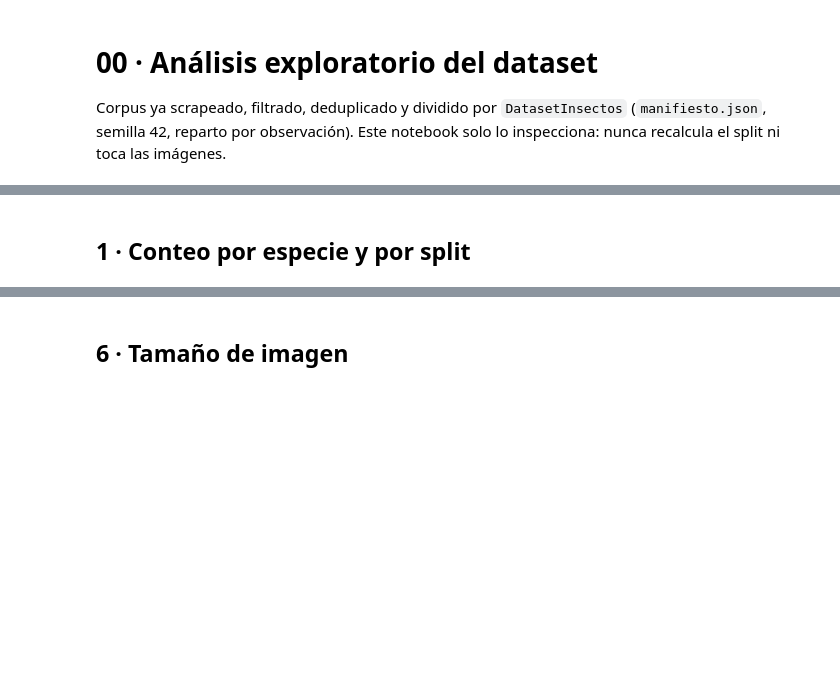
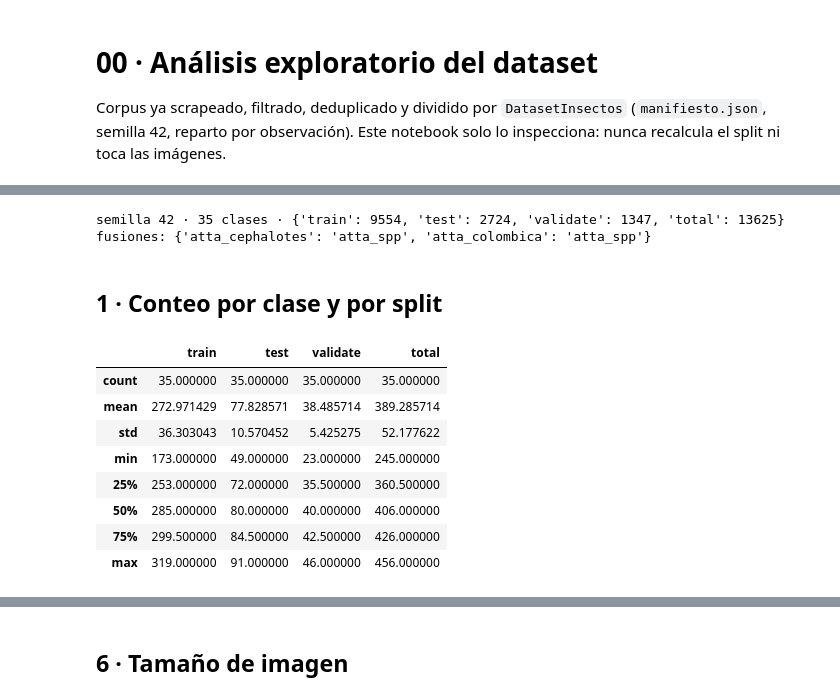
Before and after one commit to santiagoortizc/InsectModeling, a Jupyter notebook: notebooks/00_eda.ipynb, the cells around one changed output, grey strips where cells are left out. Saved outputs shown, nothing was run; the diff lists cells and outputs as text; code cells hidden in the pictures; blank space fills up the shorter version.

```diff
--- a/notebooks/00_eda.ipynb
+++ b/notebooks/00_eda.ipynb
@@ -22,17 +24,32 @@ from scripts.vizStyle import SERIE_1, SERIE_2, SERIE_3, applyStyle, limpiarEje
 
 corpus.materializar()
 manifiesto = corpus.manifiesto()
-print(manifiesto["semilla"], manifiesto["num_clases"], manifiesto["conteos"])
+parametros = manifiesto["parametros"]
+print(f"semilla {parametros['semilla']} · {manifiesto['num_clases']} clases · {manifiesto['conteos']}")
+print("fusiones:", parametros.get("fusiones", {}))
+# %% [output]
+semilla 42 · 35 clases · {'train': 9554, 'test': 2724, 'validate': 1347, 'total': 13625}
+fusiones: {'atta_cephalotes': 'atta_spp', 'atta_colombica': 'atta_spp'}
 # %% [markdown]
-## 1 · Conteo por especie y por split
+## 1 · Conteo por clase y por split
 # %%
 reparto = manifiesto["reparto"]
 filas = [
-    {"especie": especie, **{s: len(archivos[s]) for s in ("train", "test", "validate")}}
-    for especie, archivos in reparto.items()
+    {"clase": clase, **{s: len(archivos[s]) for s in ("train", "test", "validate")}}
+    for clase, archivos in reparto.items()
 ]
 conteos = pd.DataFrame(filas)
 conteos["total"] = conteos[["train", "test", "validate"]].sum(axis=1)
 conteos = conteos.sort_values("total", ascending=False).reset_index(drop=True)
 conteos.describe()
+# %% [output]
+|  | train | test | validate | total |
+| count | 35.000000 | 35.000000 | 35.000000 | 35.000000 |
+| mean | 272.971429 | 77.828571 | 38.485714 | 389.285714 |
+| std | 36.303043 | 10.570452 | 5.425275 | 52.177622 |
+| min | 173.000000 | 49.000000 | 23.000000 | 245.000000 |
+| 25% | 253.000000 | 72.000000 | 35.500000 | 360.500000 |
+| 50% | 285.000000 | 80.000000 | 40.000000 | 406.000000 |
+| 75% | 299.500000 | 84.500000 | 42.500000 | 426.000000 |
+| max | 319.000000 | 91.000000 | 46.000000 | 456.000000 |
 # %%
```
Also changed, not shown: parts of 16 cells of this notebook, 1 other file.
